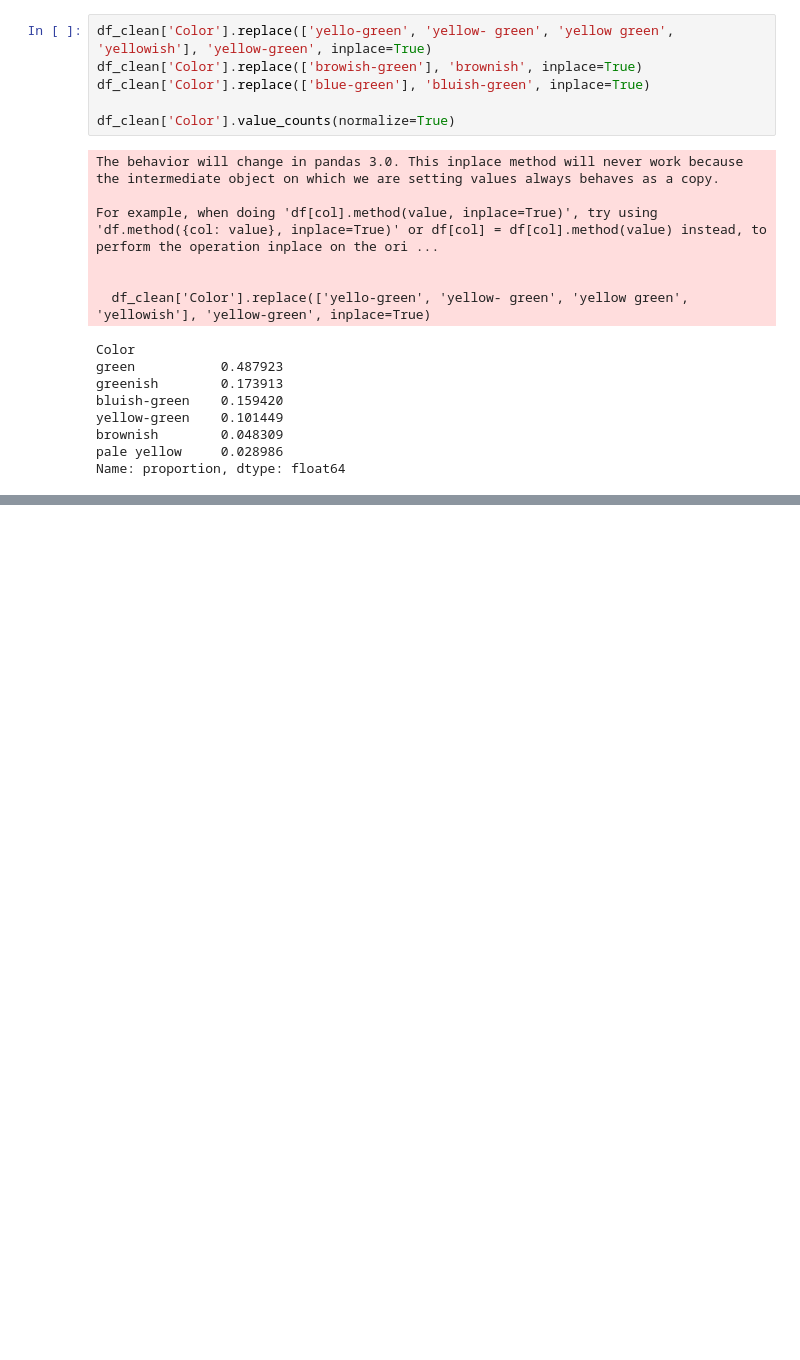
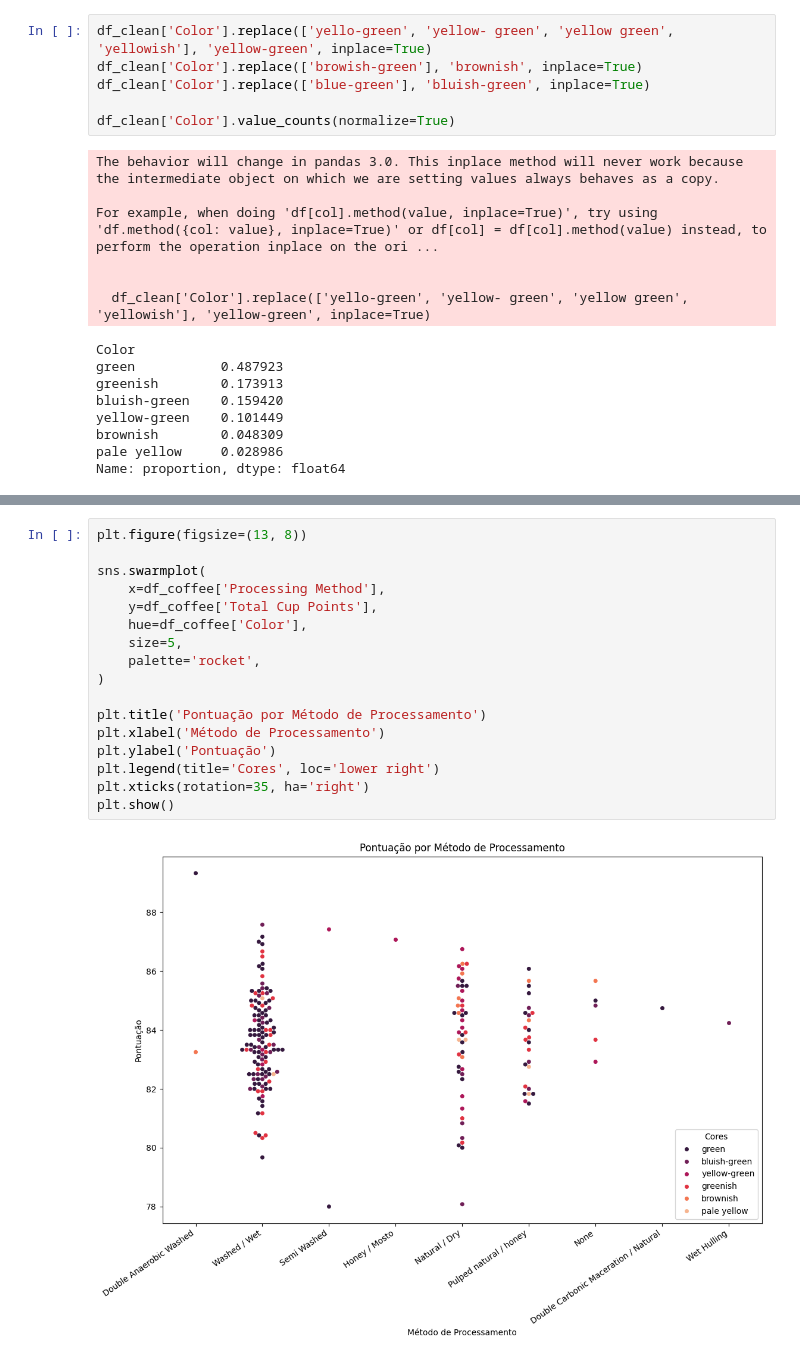
Before and after one commit to brunoopinheiro/ada-ds-ml1, a Jupyter notebook: coffee_ml1.ipynb, the cells around one changed output, grey strips where cells are left out. Cells and saved outputs as stored; diff of their text form; blank space fills up the shorter version.

```diff
--- a/coffee_ml1.ipynb
+++ b/coffee_ml1.ipynb
@@ -422,0 +492,19 @@ memory usage: 43.8+ KB
+# %%
+plt.figure(figsize=(13, 8))
+
+sns.swarmplot(
+    x=df_coffee['Processing Method'],
+    y=df_coffee['Total Cup Points'],
+    hue=df_coffee['Color'],
+    size=5,
+    palette='rocket',
+)
+
+plt.title('Pontuação por Método de Processamento')
+plt.xlabel('Método de Processamento')
+plt.ylabel('Pontuação')
+plt.legend(title='Cores', loc='lower right')
+plt.xticks(rotation=35, ha='right')
+plt.show()
+# %% [output]
+[figure, added]
```
Also changed, not shown: parts of 28 cells of this notebook.
